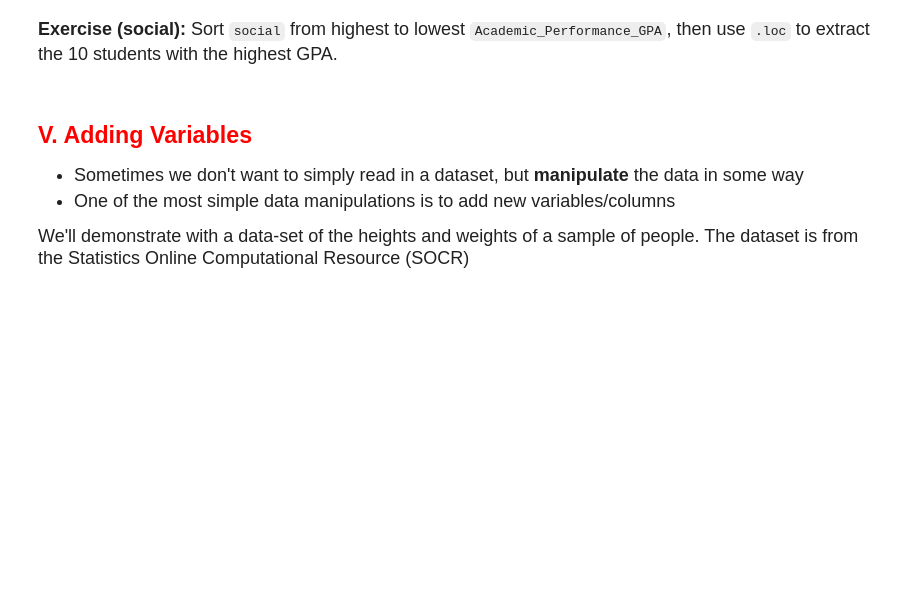
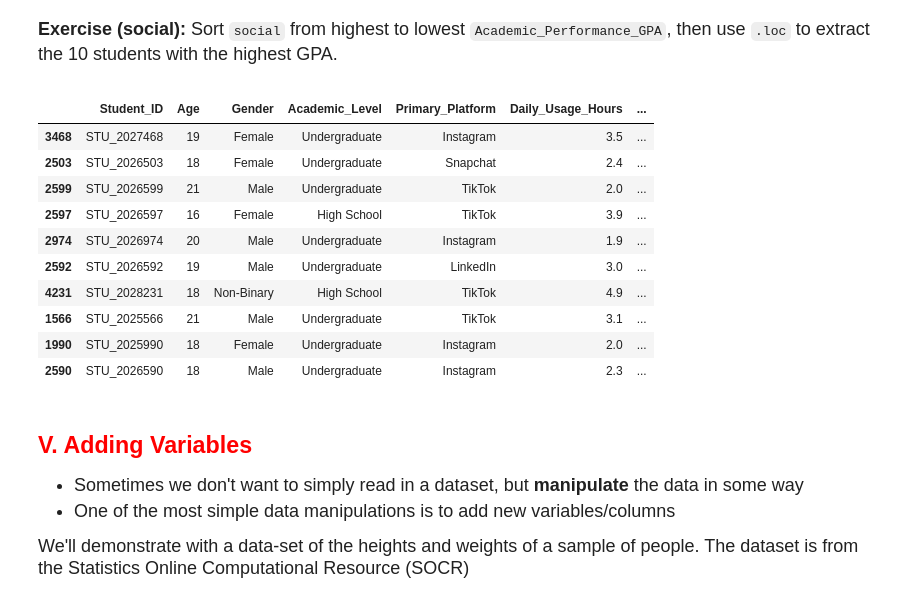
Before and after one commit to Michal-Fink/datasci185fall2026, a Jupyter notebook: Lecture_17_Pandas/lecture_17_Pandas_basics.ipynb, the cells around one changed output. Saved outputs shown, nothing was run; the diff lists cells and outputs as text; code cells hidden in the pictures; blank space fills up the shorter version.

```diff
--- a/Lecture_17_Pandas/lecture_17_Pandas_basics.ipynb
+++ b/Lecture_17_Pandas/lecture_17_Pandas_basics.ipynb
@@ -106,3 +224,6 @@ display(carfeatures.head(7))
 **Exercise (Social Media):** Read `data_raw/exercise_data/Social_media_impact_on_life.csv` into `social` and display the first 2 rows.
 # %%
 # your answer here
+
+social = pd.read_csv("data_raw/exercise_data/social_media_impact_on_life.csv")
+social.head(2)
@@ -451,6 +1024,20 @@ Works similarly for blocks of columns, or blocks of both rows and columns
 **Exercise (social):** Sort `social` from highest to lowest `Academic_Performance_GPA`, then use `.loc` to extract the 10 students with the highest GPA.
 # %%
 # your answer here
+social_sorted = social.sort_values("Academic_Performance_GPA", ascending=False)
+social_sorted.loc[social_sorted.index[:10], :]
+# %% [output]
+|  | Student_ID | Age | Gender | Academic_Level | Primary_Platform | Daily_Usage_Hours | ... |
+| 3468 | STU_2027468 | 19 | Female | Undergraduate | Instagram | 3.5 | ... |
+| 2503 | STU_2026503 | 18 | Female | Undergraduate | Snapchat | 2.4 | ... |
+| 2599 | STU_2026599 | 21 | Male | Undergraduate | TikTok | 2.0 | ... |
+| 2597 | STU_2026597 | 16 | Female | High School | TikTok | 3.9 | ... |
+| 2974 | STU_2026974 | 20 | Male | Undergraduate | Instagram | 1.9 | ... |
+| 2592 | STU_2026592 | 19 | Male | Undergraduate | LinkedIn | 3.0 | ... |
+| 4231 | STU_2028231 | 18 | Non-Binary | High School | TikTok | 4.9 | ... |
+| 1566 | STU_2025566 | 21 | Male | Undergraduate | TikTok | 3.1 | ... |
+| 1990 | STU_2025990 | 18 | Female | Undergraduate | Instagram | 2.0 | ... |
+| 2590 | STU_2026590 | 18 | Male | Undergraduate | Instagram | 2.3 | ... |
 # %% [markdown]
 ## <span style="color:red"> V. Adding Variables </span>
 
```
Also changed, not shown: parts of 66 cells of this notebook, 1 other file.
